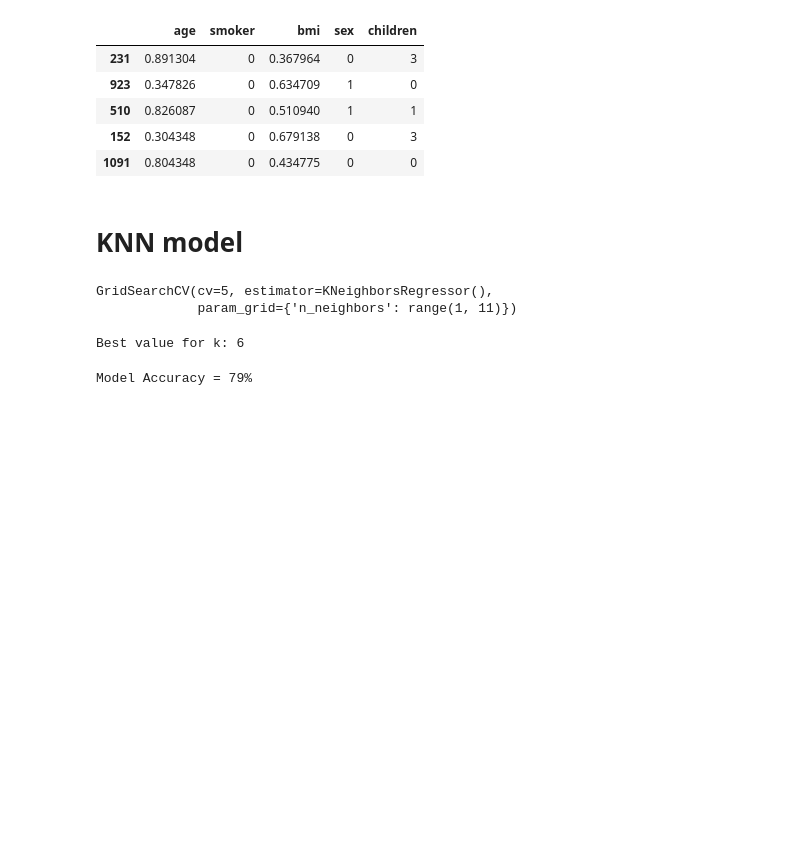
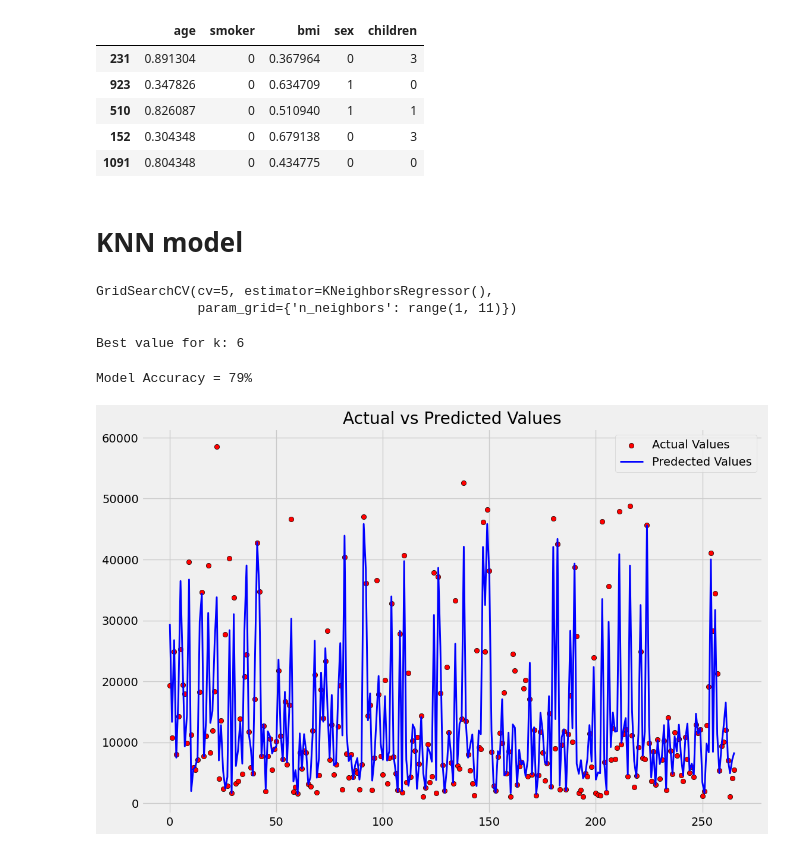
Before and after one commit to Ziad48-a/ML_project, a Jupyter notebook: KNN.ipynb, the cells around one changed output. Saved outputs shown, nothing was run; the diff lists cells and outputs as text; code cells hidden in the pictures; blank space fills up the shorter version.

```diff
--- a/KNN.ipynb
+++ b/KNN.ipynb
@@ -205,3 +205,14 @@ Accuracy = round(r2_score(Y_test , y_pred)*100)
 print(f'Model Accuracy = {Accuracy}%')
 # %% [output]
 Model Accuracy = 79%
+# %%
+n = len(Y_test)
+x_axis = range(0,n)
+plt.figure(figsize=(12,8))
+plt.title("Actual vs Predicted Values")
+plt.scatter(x=x_axis,y=Y_test ,marker='o',edgecolors='black' ,c='r',label ='Actual Values')
+plt.plot(x_axis , y_pred , linewidth =2.1, label = 'Predected Values',color = 'blue')
+plt.legend()
+plt.show()
+# %% [output]
+[figure, added]
```
Also changed, not shown: parts of 2 cells of this notebook, 1 other file.
